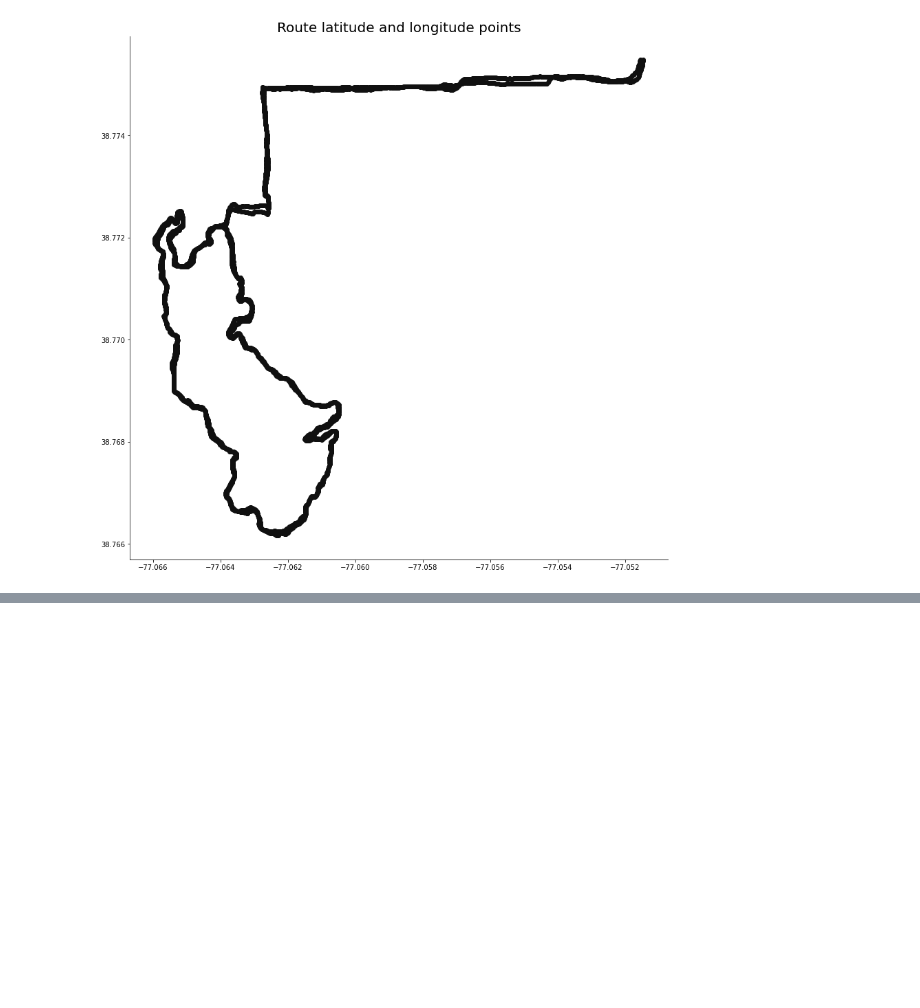
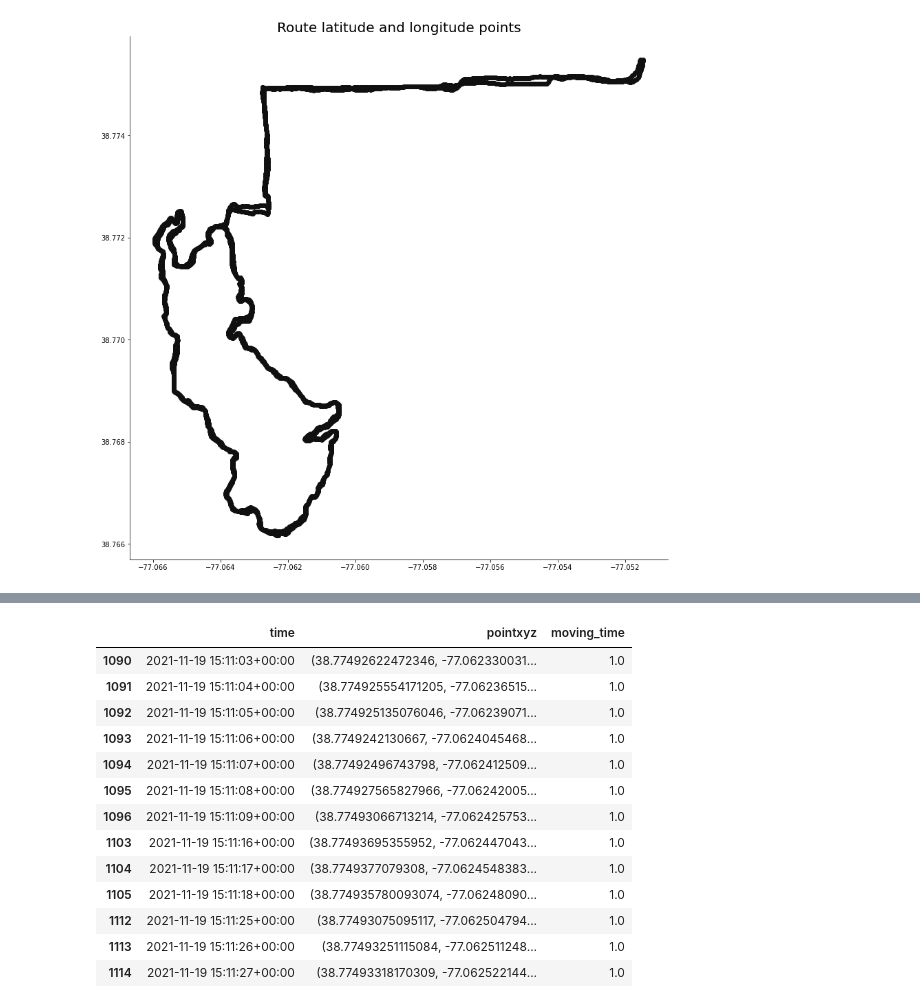
Before and after one commit to lrhf97/gpx_analysis, a Jupyter notebook: test.ipynb, the cells around one changed output, grey strips where cells are left out. Cells and saved outputs as stored; diff of their text form; code cells hidden in the pictures; blank space fills up the shorter version.

```diff
--- a/test.ipynb
+++ b/test.ipynb
@@ -89,0 +117,25 @@ ltdiff
+# %%
+def find_stops(row):
+    if row['mph'] < 1:
+        return 0
+    return 1
+
+df_full['moving_time'] = df_full.apply(find_stops, axis=1)
+# %%
+#select certain columns and drop the rows where movin_time is 0, i.e. where mph is less tha 1 mph
+df_full[['time','pointxyz','moving_time']][1090:1115].where (df_full.moving_time==1).dropna()
+# %% [output]
+|  | time | pointxyz | moving_time |
+| 1090 | 2021-11-19 15:11:03+00:00 | (38.77492622472346, -77.062330031... | 1.0 |
+| 1091 | 2021-11-19 15:11:04+00:00 | (38.774925554171205, -77.06236515... | 1.0 |
+| 1092 | 2021-11-19 15:11:05+00:00 | (38.774925135076046, -77.06239071... | 1.0 |
+| 1093 | 2021-11-19 15:11:06+00:00 | (38.7749242130667, -77.0624045468... | 1.0 |
+| 1094 | 2021-11-19 15:11:07+00:00 | (38.77492496743798, -77.062412509... | 1.0 |
+| 1095 | 2021-11-19 15:11:08+00:00 | (38.774927565827966, -77.06242005... | 1.0 |
+| 1096 | 2021-11-19 15:11:09+00:00 | (38.77493066713214, -77.062425753... | 1.0 |
+| 1103 | 2021-11-19 15:11:16+00:00 | (38.77493695355952, -77.062447043... | 1.0 |
+| 1104 | 2021-11-19 15:11:17+00:00 | (38.7749377079308, -77.0624548383... | 1.0 |
+| 1105 | 2021-11-19 15:11:18+00:00 | (38.774935780093074, -77.06248090... | 1.0 |
+| 1112 | 2021-11-19 15:11:25+00:00 | (38.77493075095117, -77.062504794... | 1.0 |
+| 1113 | 2021-11-19 15:11:26+00:00 | (38.77493251115084, -77.062511248... | 1.0 |
+| 1114 | 2021-11-19 15:11:27+00:00 | (38.77493318170309, -77.062522144... | 1.0 |
```
Also changed, not shown: parts of 12 cells of this notebook, 3 other files.
